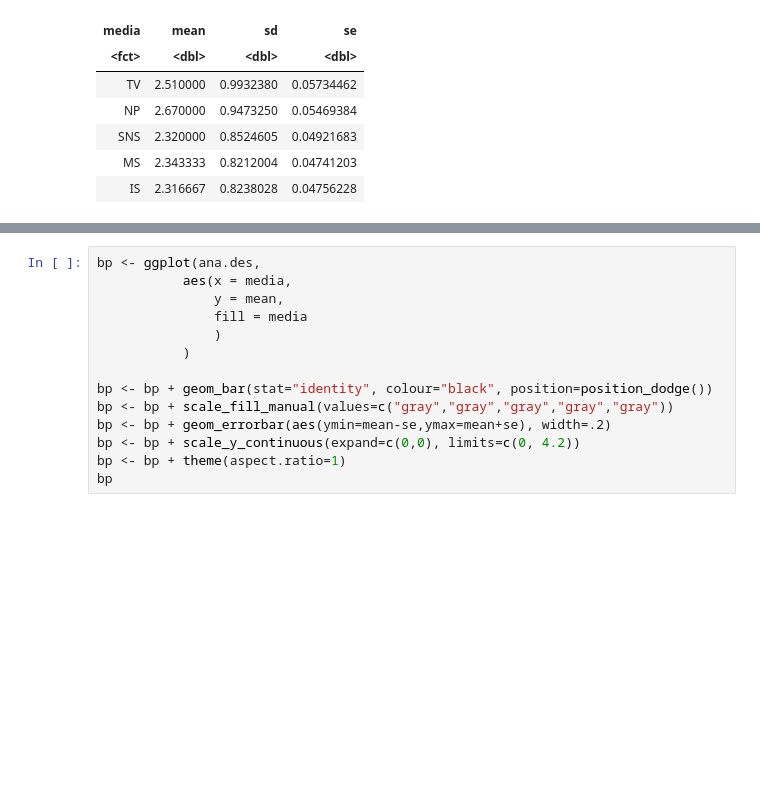
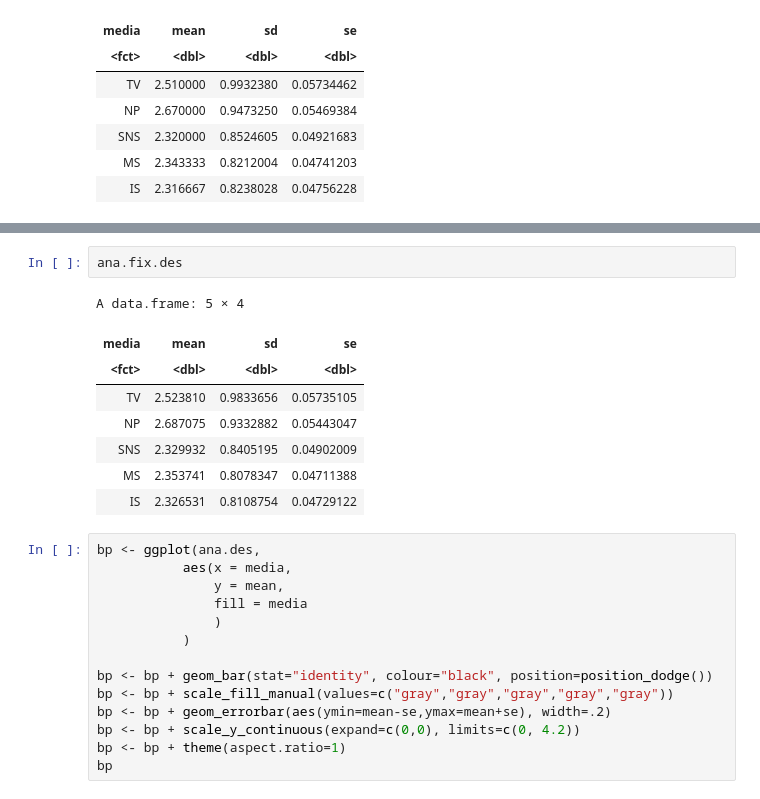
Before and after one commit to e4rll/kanmake, a Jupyter notebook: kanmake.ipynb, the cells around one changed output, grey strips where cells are left out. Cells and saved outputs as stored; diff of their text form; blank space fills up the shorter version.

```diff
--- a/kanmake.ipynb
+++ b/kanmake.ipynb
@@ -220,3 +229,14 @@ A data.frame: 5 × 4
+# %%
+ana.fix.des
+# %% [output]
+A data.frame: 5 × 4
+| media | mean | sd | se |
+| <fct> | <dbl> | <dbl> | <dbl> |
+| TV | 2.523810 | 0.9833656 | 0.05735105 |
+| NP | 2.687075 | 0.9332882 | 0.05443047 |
+| SNS | 2.329932 | 0.8405195 | 0.04902009 |
+| MS | 2.353741 | 0.8078347 | 0.04711388 |
+| IS | 2.326531 | 0.8108754 | 0.04729122 |
 # %%
 bp <- ggplot(ana.des,
            aes(x = media,
```
Also changed, not shown: parts of 5 cells of this notebook, 1 other file.
